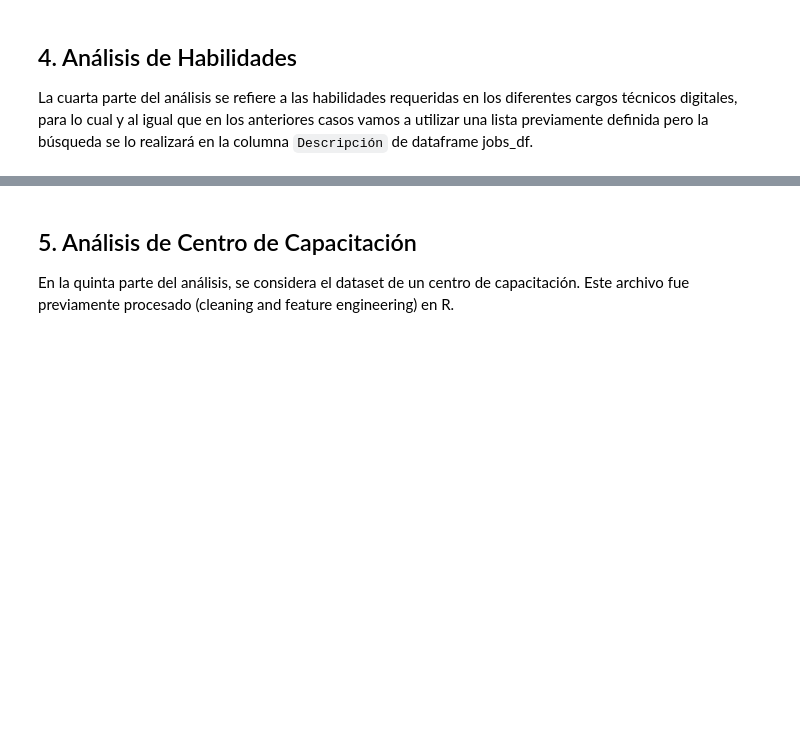
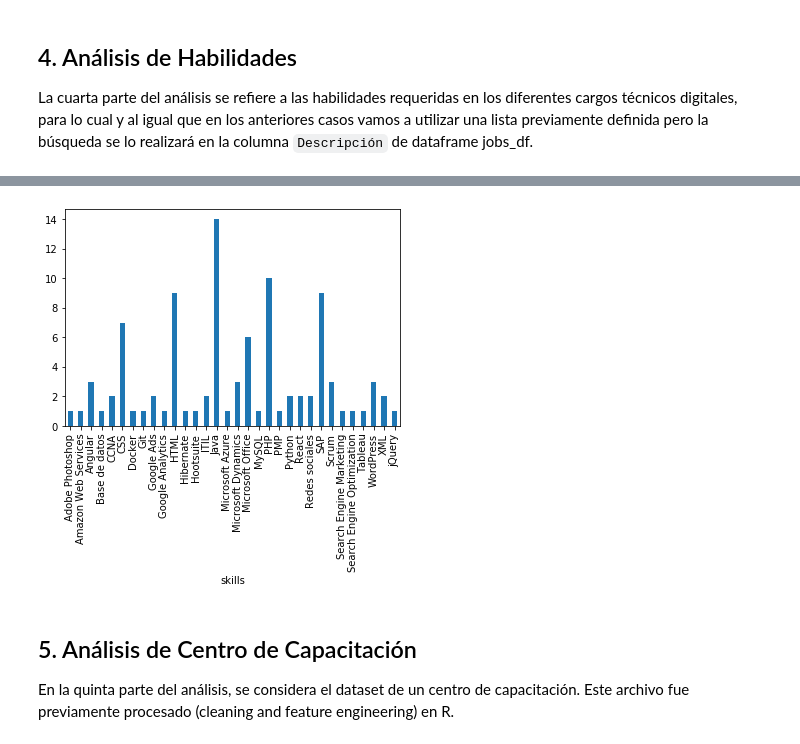
Before and after one commit to kmera/employability, a Jupyter notebook: employability.ipynb, the cells around one changed output, grey strips where cells are left out. Saved outputs shown, nothing was run; the diff lists cells and outputs as text; code cells hidden in the pictures; blank space fills up the shorter version.

```diff
--- a/employability.ipynb
+++ b/employability.ipynb
@@ -554,3 +568,7 @@ skills_group.head(20)
+# %%
+skills_group.groupby('skills')['count'].mean().plot(kind='bar');
+# %% [output]
+[figure, added]
 # %% [markdown]
 ## 5. Análisis de Centro de Capacitación
 
```
Also changed, not shown: parts of 14 cells of this notebook, 1 other file.
